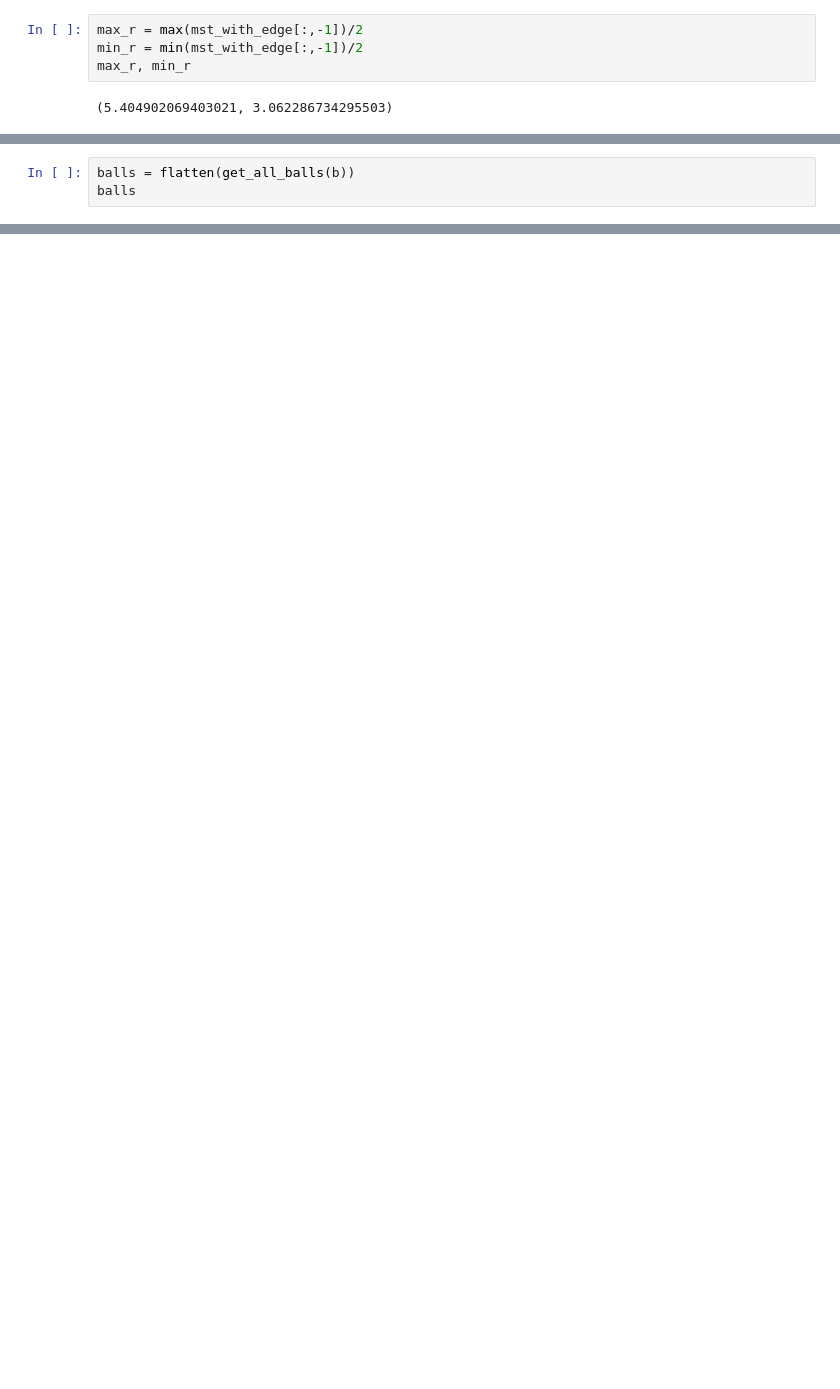
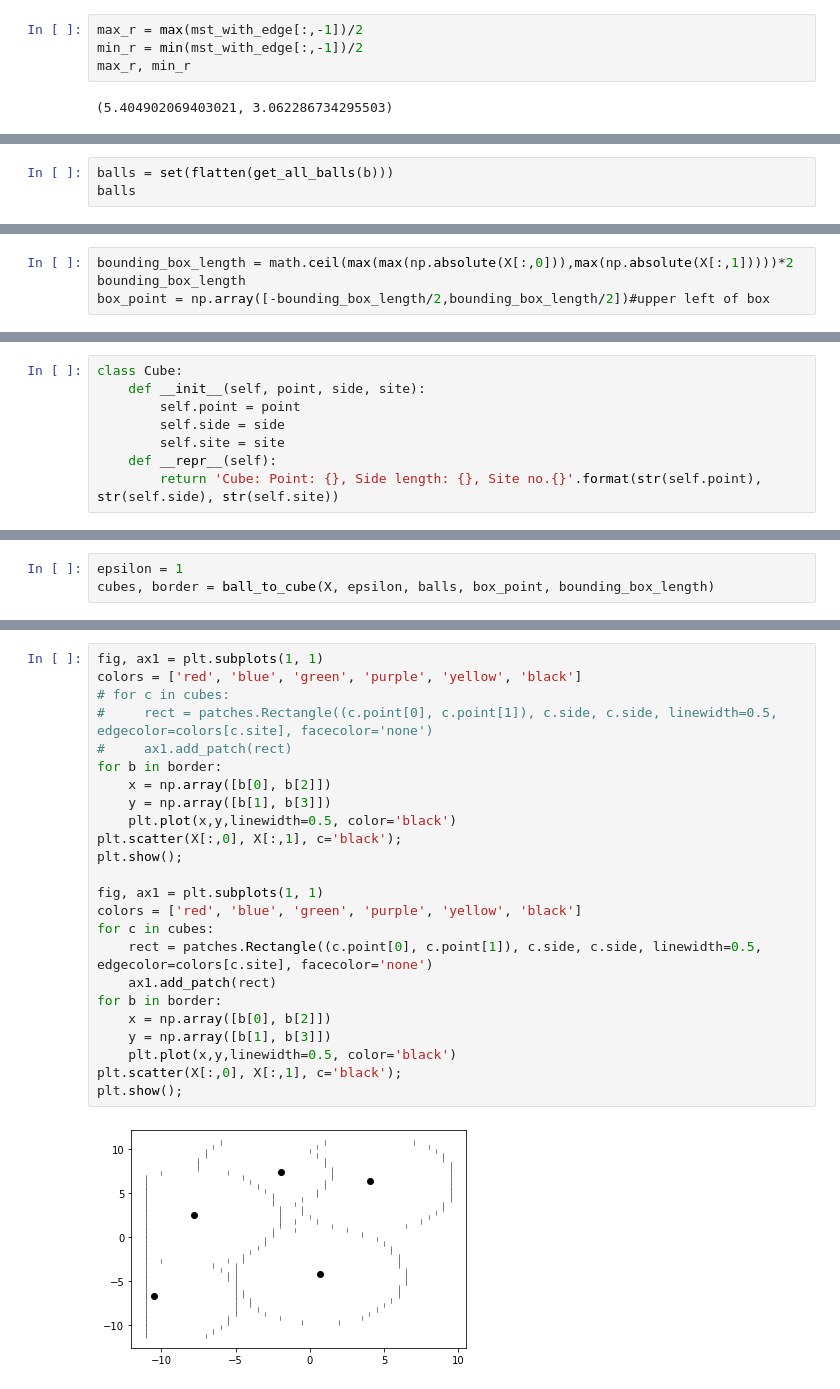
Before and after one commit to kayla-lixinyi/Summer-Project-Advanced-and-Interpretable-Unsupervised-Learning, a Jupyter notebook: Approximated Voronoi Diagram/AVD_using_PLEB.ipynb, the cells around one changed output, grey strips where cells are left out. Cells and saved outputs as stored; diff of their text form; blank space fills up the shorter version.

```diff
--- a/Approximated Voronoi Diagram/AVD_using_PLEB.ipynb
+++ b/Approximated Voronoi Diagram/AVD_using_PLEB.ipynb
@@ -417,4 +393,4 @@ def flatten(S):
 # %%
-balls = flatten(get_all_balls(b))
+balls = set(flatten(get_all_balls(b)))
 balls
 # %% [output]
@@ -437,0 +417,4 @@ balls
+# %%
+bounding_box_length = math.ceil(max(max(np.absolute(X[:,0])),max(np.absolute(X[:,1]))))*2
+bounding_box_length
+box_point = np.array([-bounding_box_length/2,bounding_box_length/2])#upper left of box
@@ -437,0 +427,8 @@ balls
+# %%
+class Cube:
+    def __init__(self, point, side, site):
+        self.point = point
+        self.side = side
+        self.site = site
+    def __repr__(self):
+        return 'Cube: Point: {}, Side length: {}, Site no.{}'.format(str(self.point), str(self.side), str(self.site))
@@ -437,0 +495,3 @@ balls
+# %%
+epsilon = 1
+cubes, border = ball_to_cube(X, epsilon, balls, box_point, bounding_box_length)
@@ -437,0 +502,26 @@ balls
+# %%
+fig, ax1 = plt.subplots(1, 1)
+colors = ['red', 'blue', 'green', 'purple', 'yellow', 'black']
+# for c in cubes:
+#     rect = patches.Rectangle((c.point[0], c.point[1]), c.side, c.side, linewidth=0.5, edgecolor=colors[c.site], facecolor='none')
+#     ax1.add_patch(rect)
+for b in border:
+    x = np.array([b[0], b[2]])
+    y = np.array([b[1], b[3]])
+    plt.plot(x,y,linewidth=0.5, color='black')
+plt.scatter(X[:,0], X[:,1], c='black');
+plt.show();
+
+fig, ax1 = plt.subplots(1, 1)
+colors = ['red', 'blue', 'green', 'purple', 'yellow', 'black']
+for c in cubes:
+    rect = patches.Rectangle((c.point[0], c.point[1]), c.side, c.side, linewidth=0.5, edgecolor=colors[c.site], facecolor='none')
+    ax1.add_patch(rect)
+for b in border:
+    x = np.array([b[0], b[2]])
+    y = np.array([b[1], b[3]])
+    plt.plot(x,y,linewidth=0.5, color='black')
+plt.scatter(X[:,0], X[:,1], c='black');
+plt.show();
+# %% [output]
+[figure, added]
```
Also changed, not shown: parts of 33 cells of this notebook, 1 other file.
